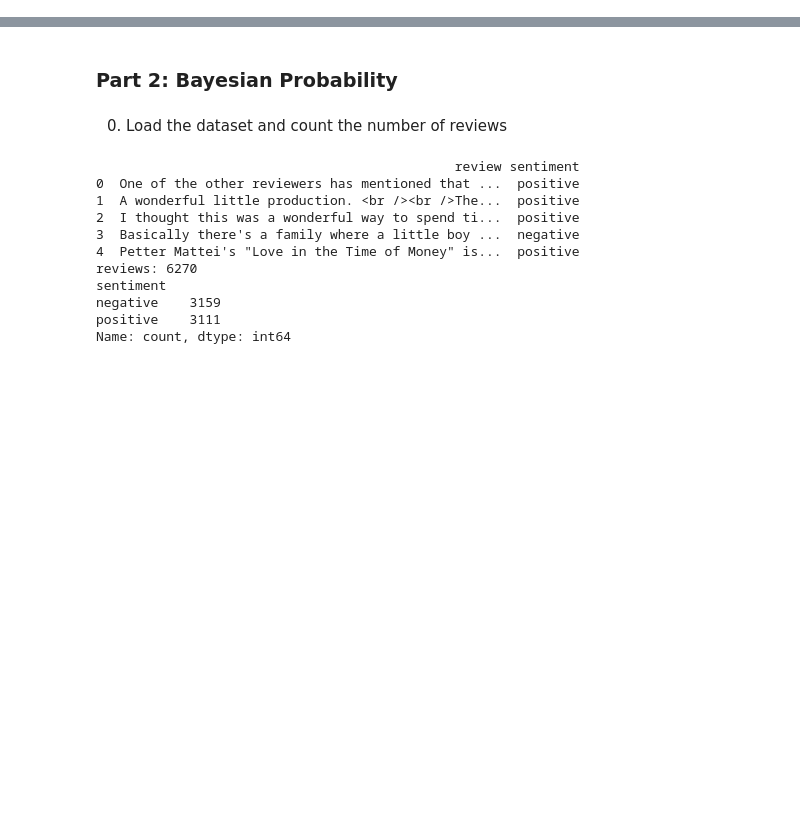
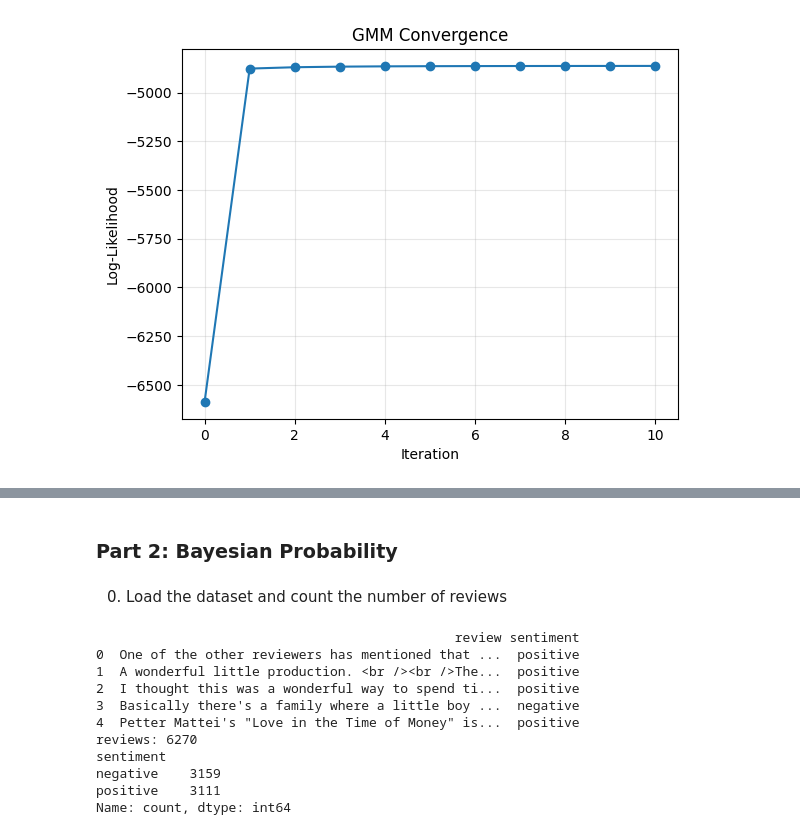
Before and after one commit to MBeckyAlek/Formative3_ML_C1, a Jupyter notebook: Formative3.ipynb, the cells around one changed output, grey strips where cells are left out. Saved outputs shown, nothing was run; the diff lists cells and outputs as text; code cells hidden in the pictures; blank space fills up the shorter version.

Commit message:
added plots

```diff
--- a/Formative3.ipynb
+++ b/Formative3.ipynb
@@ -113,0 +23,8 @@ display(tracking_df)
+# %%
+def gaussian_pdf(x, mu, sigma2):
+    sigma2 = max(float(sigma2), 1e-8)
+    return (1 / np.sqrt(2 * np.pi * sigma2)) * np.exp(-((x - mu) ** 2) / (2 * sigma2))
+
+
+def initialise_gmm(heights):
+    return np.min(heights) + 5, np.max(heights) - 5, 10.0, 10.0, 0.5, 0.5
@@ -113,0 +56,26 @@ display(tracking_df)
+# %%
+def run_em(heights, num_iterations=10):
+    mu1, mu2, sigma1_2, sigma2_2, pi1, pi2 = initialise_gmm(heights)
+    history = []
+
+    for i in range(num_iterations + 1):
+        resp1, resp2, ll = expectation_step(heights, mu1, mu2, sigma1_2, sigma2_2, pi1, pi2)
+
+        history.append([i, mu1, mu2, sigma1_2, sigma2_2, pi1, pi2, ll])
+
+        if i == num_iterations:
+            break
+
+        mu1, mu2, sigma1_2, sigma2_2, pi1, pi2 = maximisation_step(heights, resp1, resp2)
+
+    columns = ["Iteration", "mu1", "mu2", "sigma1_squared", "sigma2_squared", "pi1", "pi2", "Log-Likelihood"]
+    return pd.DataFrame(history, columns=columns), {
+        "mu1": mu1, "mu2": mu2,
+        "sigma1_squared": sigma1_2, "sigma2_squared": sigma2_2,
+        "pi1": pi1, "pi2": pi2
+    }
+
+
+tracking_df, final_params = run_em(heights, 10)
+
+display(tracking_df.head(3).round(4))
@@ -113,0 +87,9 @@ display(tracking_df)
+# %%
+plt.plot(tracking_df["Iteration"], tracking_df["Log-Likelihood"], marker="o")
+plt.xlabel("Iteration")
+plt.ylabel("Log-Likelihood")
+plt.title("GMM Convergence")
+plt.grid(True, alpha=0.3)
+plt.show()
+# %% [output]
+[figure, added]
```
Also changed, not shown: parts of 14 cells of this notebook.
